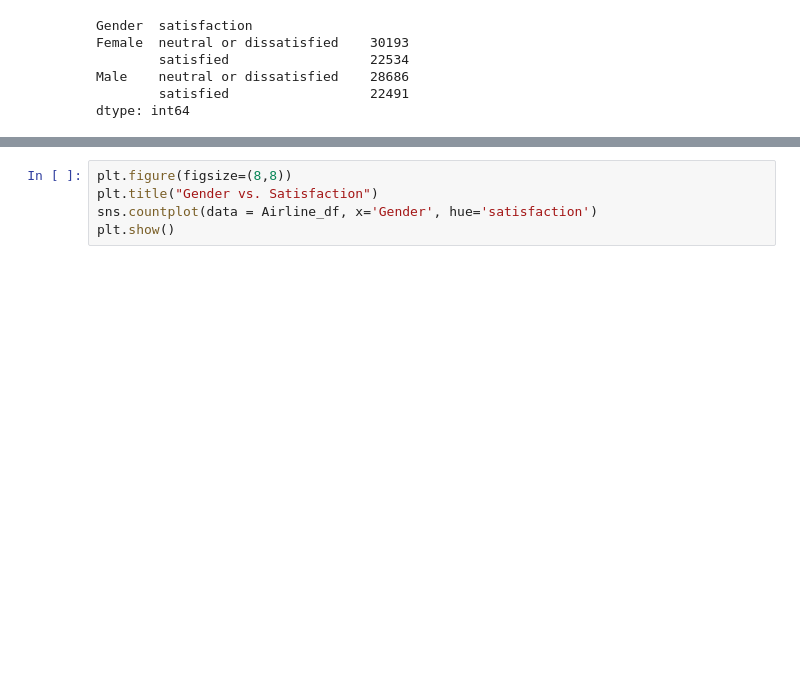
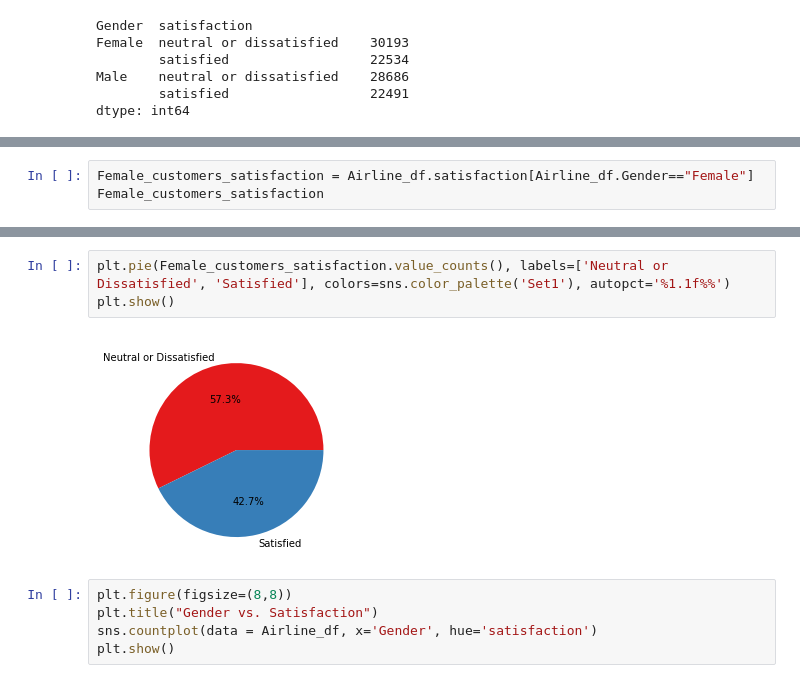
Before and after one commit to speplinski3/G3_Santander_Customer_Satisfaction, a Jupyter notebook: Airline_Customer_Satisfaction_ML_Wuyang.ipynb, the cells around one changed output, grey strips where cells are left out. Drawn from its saved outputs; the diff is of its cells as text; blank space fills up the shorter version.

```diff
--- a/Airline_Customer_Satisfaction_ML_Wuyang.ipynb
+++ b/Airline_Customer_Satisfaction_ML_Wuyang.ipynb
@@ -297,0 +334,3 @@ dtype: int64
+# %%
+Female_customers_satisfaction = Airline_df.satisfaction[Airline_df.Gender=="Female"]
+Female_customers_satisfaction
@@ -298,3 +350,8 @@ dtype: int64
+# %%
+plt.pie(Female_customers_satisfaction.value_counts(), labels=['Neutral or Dissatisfied', 'Satisfied'], colors=sns.color_palette('Set1'), autopct='%1.1f%%')
+plt.show()
+# %% [output]
+[figure, added]
 # %%
 plt.figure(figsize=(8,8))
 plt.title("Gender vs. Satisfaction")
```
Also changed, not shown: parts of 19 cells of this notebook.
